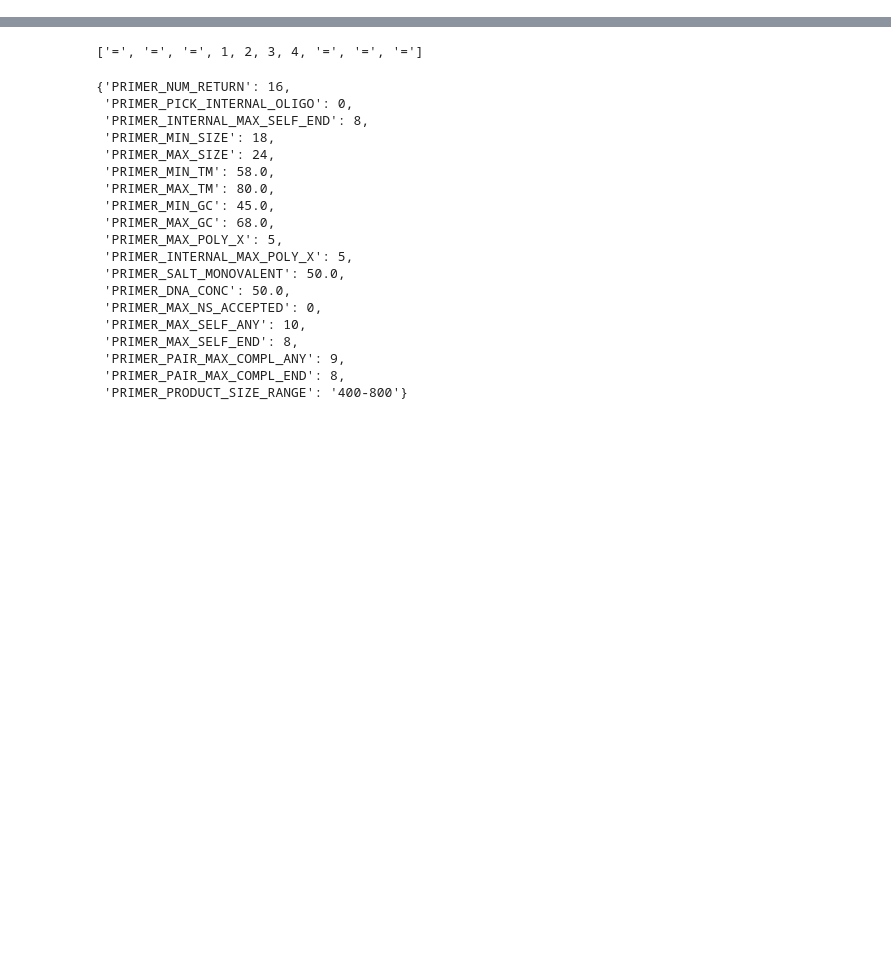
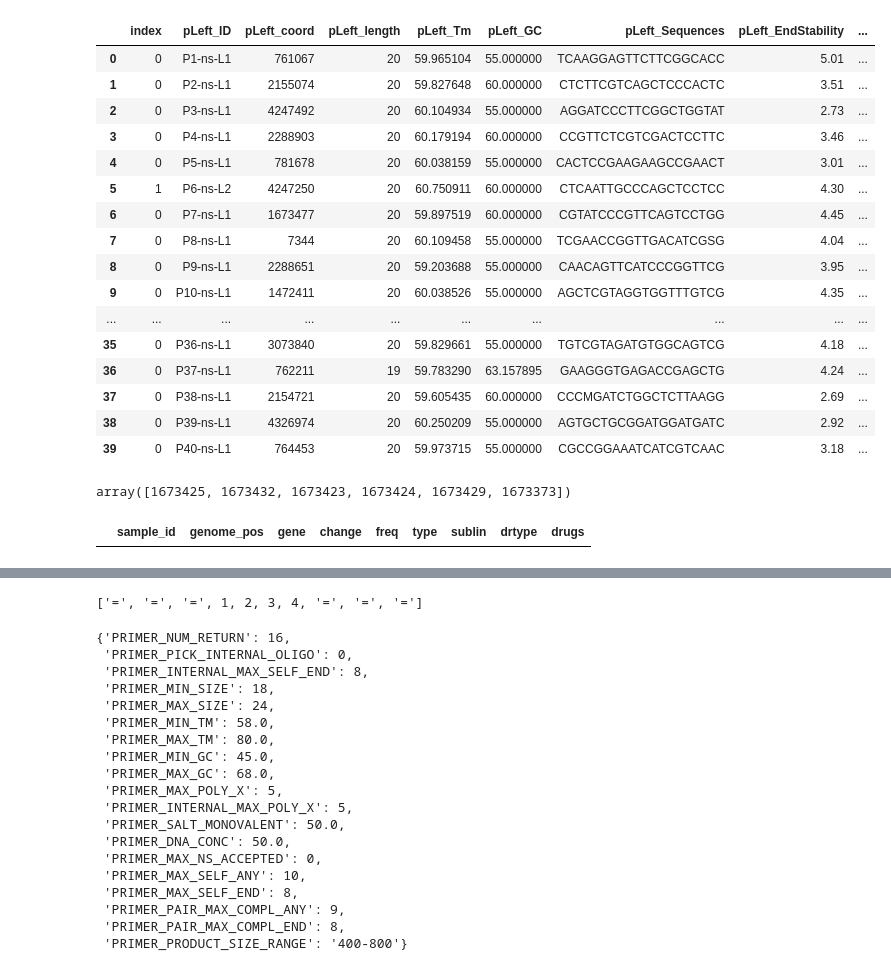
Before and after one commit to linfeng-wang/TOAST, a Jupyter notebook: cache/scratch.ipynb, the cells around one changed output, grey strips where cells are left out. Drawn from its saved outputs; the diff is of its cells as text; code cells hidden in the pictures; blank space fills up the shorter version.

```diff
--- a/cache/scratch.ipynb
+++ b/cache/scratch.ipynb
@@ -22,3 +22,6 @@ from imp import reload
 # import testing
 # reload(testing)
 import math
+# %%
+accepted_primers = pd.read_csv('/mnt/storage10/lwang/Projects/TOAST/cache/output/Amplicon_design_output/Primer_design-accepted_primers-40-400.csv')
+full_data = pd.read_csv('/mnt/storage10/lwang/Projects/TOAST/toast/db/variants.csv')
@@ -24,0 +53,20 @@ import math
+# %%
+accepted_primers
+# %% [output]
+|  | index | pLeft_ID | pLeft_coord | pLeft_length | pLeft_Tm | pLeft_GC | pLeft_Sequences | pLeft_EndStability | ... |
+| 0 | 0 | P1-ns-L1 | 761067 | 20 | 59.965104 | 55.000000 | TCAAGGAGTTCTTCGGCACC | 5.01 | ... |
+| 1 | 0 | P2-ns-L1 | 2155074 | 20 | 59.827648 | 60.000000 | CTCTTCGTCAGCTCCCACTC | 3.51 | ... |
+| 2 | 0 | P3-ns-L1 | 4247492 | 20 | 60.104934 | 55.000000 | AGGATCCCTTCGGCTGGTAT | 2.73 | ... |
+| 3 | 0 | P4-ns-L1 | 2288903 | 20 | 60.179194 | 60.000000 | CCGTTCTCGTCGACTCCTTC | 3.46 | ... |
+| 4 | 0 | P5-ns-L1 | 781678 | 20 | 60.038159 | 55.000000 | CACTCCGAAGAAGCCGAACT | 3.01 | ... |
+| 5 | 1 | P6-ns-L2 | 4247250 | 20 | 60.750911 | 60.000000 | CTCAATTGCCCAGCTCCTCC | 4.30 | ... |
+| 6 | 0 | P7-ns-L1 | 1673477 | 20 | 59.897519 | 60.000000 | CGTATCCCGTTCAGTCCTGG | 4.45 | ... |
+| 7 | 0 | P8-ns-L1 | 7344 | 20 | 60.109458 | 55.000000 | TCGAACCGGTTGACATCGSG | 4.04 | ... |
+| 8 | 0 | P9-ns-L1 | 2288651 | 20 | 59.203688 | 55.000000 | CAACAGTTCATCCCGGTTCG | 3.95 | ... |
+| 9 | 0 | P10-ns-L1 | 1472411 | 20 | 60.038526 | 55.000000 | AGCTCGTAGGTGGTTTGTCG | 4.35 | ... |
+| ... | ... | ... | ... | ... | ... | ... | ... | ... | ... |
+| 35 | 0 | P36-ns-L1 | 3073840 | 20 | 59.829661 | 55.000000 | TGTCGTAGATGTGGCAGTCG | 4.18 | ... |
+| 36 | 0 | P37-ns-L1 | 762211 | 19 | 59.783290 | 63.157895 | GAAGGGTGAGACCGAGCTG | 4.24 | ... |
+| 37 | 0 | P38-ns-L1 | 2154721 | 20 | 59.605435 | 60.000000 | CCCMGATCTGGCTCTTAAGG | 2.69 | ... |
+| 38 | 0 | P39-ns-L1 | 4326974 | 20 | 60.250209 | 55.000000 | AGTGCTGCGGATGGATGATC | 2.92 | ... |
+| 39 | 0 | P40-ns-L1 | 764453 | 20 | 59.973715 | 55.000000 | CGCCGGAAATCATCGTCAAC | 3.18 | ... |
@@ -24,0 +87,8 @@ import math
+# %%
+full_data[full_data['gene']=='fabG1']['genome_pos'].unique()
+# %% [output]
+array([1673425, 1673432, 1673423, 1673424, 1673429, 1673373])
+# %%
+filtered_data
+# %% [output]
+|  | sample_id | genome_pos | gene | change | freq | type | sublin | drtype | drugs |
```
Also changed, not shown: parts of 7 cells of this notebook, 17 other files.
